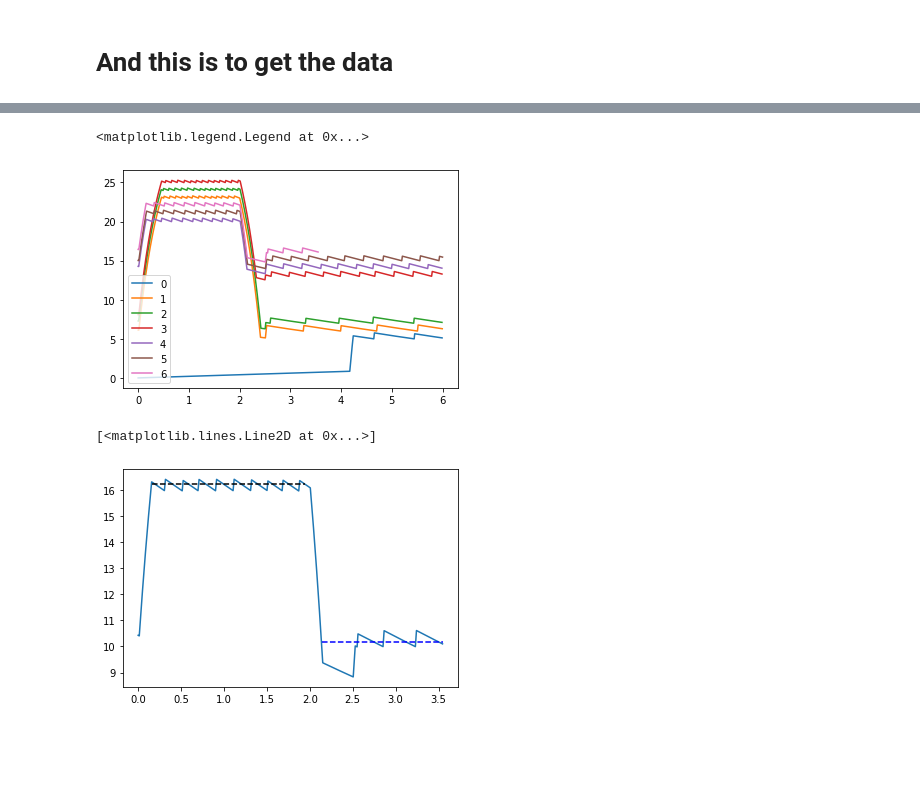
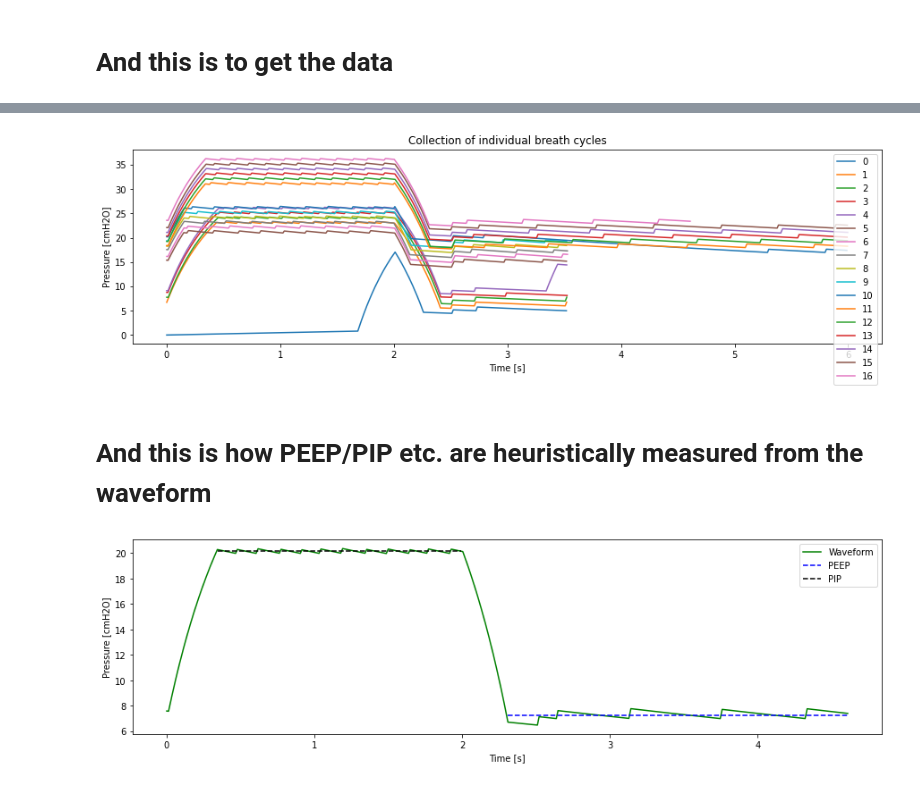
Before and after one commit to CohenLabPrinceton/pvp, a Jupyter notebook: sandbox/testPIDControllerClass.ipynb, the cells around one changed output, grey strips where cells are left out. Saved outputs shown, nothing was run; the diff lists cells and outputs as text; code cells hidden in the pictures; blank space fills up the shorter version.

```diff
--- a/sandbox/testPIDControllerClass.ipynb
+++ b/sandbox/testPIDControllerClass.ipynb
@@ -62,14 +45,14 @@ list(ControlSettingName)
 c1 = ControlSettings(name=ControlSettingName.PIP, value=22, min_value=20, \
                           max_value=24, timestamp=time.time())
 
-c2 = ControlSettings(name=ControlSettingName.PIP_TIME, value=0.5, min_value=0.2, \
-                          max_value=0.5, timestamp=time.time())
+c2 = ControlSettings(name=ControlSettingName.PIP_TIME, value=0.3, min_value=0.1, \
+                          max_value=0.6, timestamp=time.time())
 
 c3 = ControlSettings(name=ControlSettingName.PEEP, value=5, min_value=4, \
                           max_value=6, timestamp=time.time())
 
-c4 = ControlSettings(name=ControlSettingName.BREATHS_PER_MINUTE, value=10, \
-                          min_value=18, max_value=22, timestamp=time.time())
+c4 = ControlSettings(name=ControlSettingName.BREATHS_PER_MINUTE, value=17, \
+                          min_value=16, max_value=19, timestamp=time.time())
 
 c5 = ControlSettings(name=ControlSettingName.INSPIRATION_TIME_SEC, value=2.0,
-                          min_value=1.0, max_value=1.5, timestamp=time.time())
+                          min_value=1.0, max_value=3.0, timestamp=time.time())
@@ -78,6 +59,5 @@ c5 = ControlSettings(name=ControlSettingName.INSPIRATION_TIME_SEC, value=2.0,
 # %%
-runtime = 30 # run this for 30 seconds
-
+runtime = 60 # run this for 30 seconds
 thread1 = ControllerThread(1, "Controller-1", runtime/0.01) #5sec in 10ms steps
 
 for command in [c1,c2,c3,c4,c5]:
@@ -149,4 +116,6 @@ Internal counter =494.0.
 # %%
+pl.rcParams['figure.figsize'] = [15, 4]
+
 pip = thread1.ContollInstance.Controller.PIP
 peep = thread1.ContollInstance.Controller.PEEP
 
@@ -156,6 +125,17 @@ pl.plot(tt, [s.humidity/3 for s in ls], label = "humidity")
 pl.plot([np.min(tt), np.max(tt)], [pip, pip], 'k--')
 pl.plot([np.min(tt), np.max(tt)], [peep, peep], 'k--')
 
+for alarm in thread1.ContollInstance.get_active_alarms():
+    pl.plot([alarm.alarm_start_time, alarm.alarm_start_time], [0,25], 'r-')
+for alarm in thread1.ContollInstance.get_logged_alarms():
+    pl.plot([alarm.alarm_start_time, alarm.alarm_start_time], [0,25], 'b-')
+    pl.plot([alarm.alarm_start_time, alarm.alarm_end_time],  [25,25], 'b-')
+
+s = "Had " + str(len(thread1.ContollInstance.get_alarms())) + " alarms: "
+for alarm in thread1.ContollInstance.get_alarms():
+    s = s + alarm.alarm_name + ", "
+
+pl.title(s)
 pl.legend()
 # %% [output]
 <matplotlib.legend.Legend at 0x...>
@@ -167,7 +151,17 @@ for k in thread1.ContollInstance.Controller.cycle_waveforms.keys():
     pressure = array[:,1]
     pl.plot(phase, pressure+k, label=k)
 pl.legend()
+pl.title("Collection of individual breath cycles")
+pl.xlabel("Time [s]")
+pl.ylabel("Pressure [cmH2O]");
 # %% [output]
-<matplotlib.legend.Legend at 0x...>
-[figure, old version]
+[figure, new version]
+# %% [markdown]
+# And this is how PEEP/PIP etc. are heuristically measured from the waveform
+# %%
+k = 17
+
+array = thread1.ContollInstance.Controller.cycle_waveforms[k]
+phase = array[:,0]
+pressure = array[:,1]
 # %%
@@ -180,9 +174,11 @@ first_PIP = phase[ np.min(np.where(pressure>PIP)) ]
 first_PEEP = phase[ np.min(np.where(np.logical_and(pressure<PEEP, phase > 1))) ]
 last_PEEP = phase[-1]
 # %%
-pl.plot(phase, pressure)
-pl.plot([first_PEEP, last_PEEP],[PEEP,PEEP],'b--')
-pl.plot([first_PIP, last_PIP],[PIP,PIP],'k--')
+pl.plot(phase, pressure, 'g-', label="Waveform")
+pl.plot([first_PEEP, last_PEEP],[PEEP,PEEP],'b--', label="PEEP")
+pl.plot([first_PIP, last_PIP],[PIP,PIP],'k--', label = "PIP")
+pl.xlabel("Time [s]")
+pl.ylabel("Pressure [cmH2O]")
+pl.legend();
 # %% [output]
-[<matplotlib.lines.Line2D at 0x...>]
-[figure, old version]
+[figure, new version]
```
Also changed, not shown: parts of 11 cells of this notebook, 1 other file.
